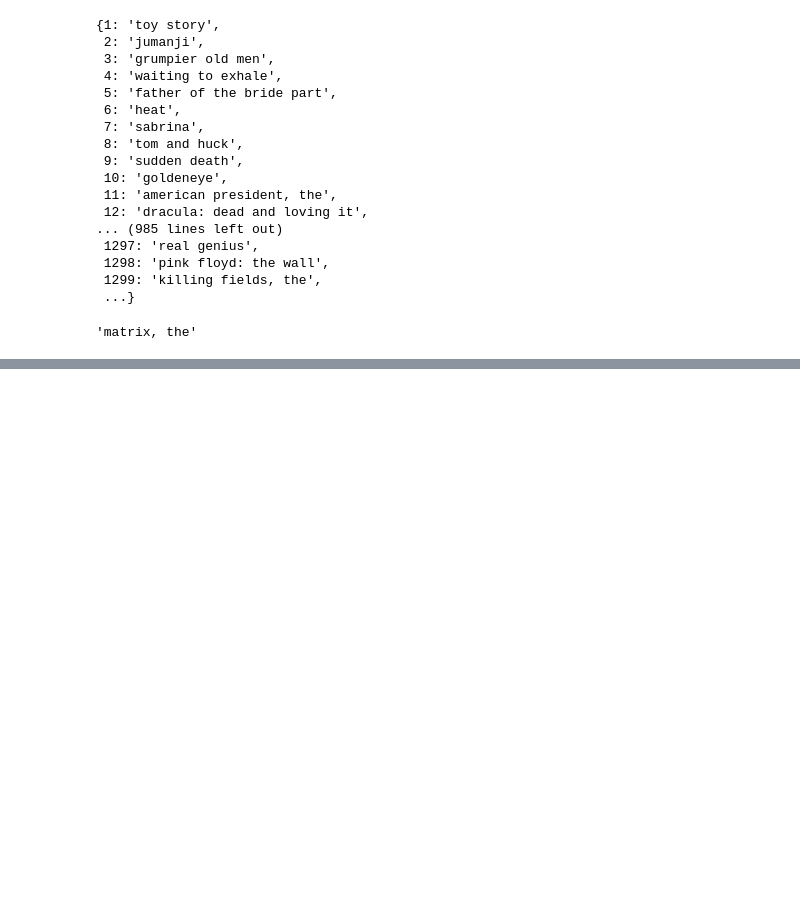
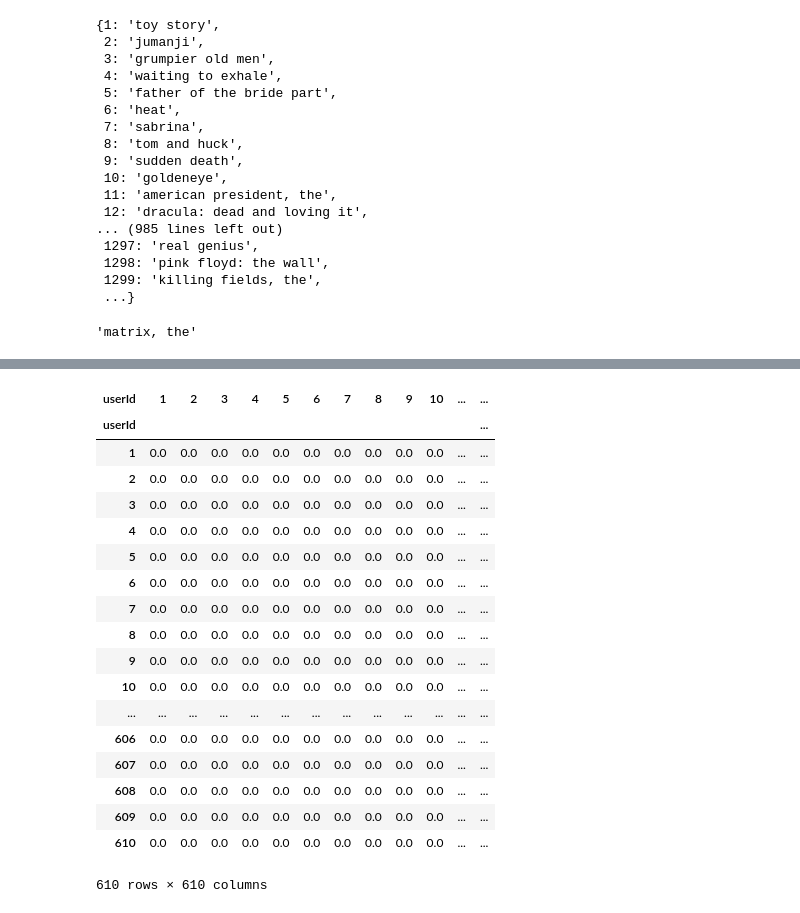
Before and after one commit to iremnasir/bootcamp_progress, a Jupyter notebook: Week_10/Day_1/Movie_Python.ipynb, the cells around one changed output, grey strips where cells are left out. Drawn from its saved outputs; the diff is of its cells as text; code cells hidden in the pictures; blank space fills up the shorter version.

```diff
--- a/Week_10/Day_1/Movie_Python.ipynb
+++ b/Week_10/Day_1/Movie_Python.ipynb
@@ -369,0 +472,25 @@ movie_id_dict[2571]
+# %%
+# put some nice columns, index for better readability
+UU = np.zeros((len(user_movie_matrix), len(user_movie_matrix)))
+UU = pd.DataFrame(UU, index=user_movie_matrix.index, columns=user_movie_matrix.index)
+UU
+# %% [output]
+| userId | 1 | 2 | 3 | 4 | 5 | 6 | 7 | 8 | 9 | 10 | ... | ... |
+| userId |  |  |  |  |  |  |  |  |  |  |  | ... |
+| 1 | 0.0 | 0.0 | 0.0 | 0.0 | 0.0 | 0.0 | 0.0 | 0.0 | 0.0 | 0.0 | ... | ... |
+| 2 | 0.0 | 0.0 | 0.0 | 0.0 | 0.0 | 0.0 | 0.0 | 0.0 | 0.0 | 0.0 | ... | ... |
+| 3 | 0.0 | 0.0 | 0.0 | 0.0 | 0.0 | 0.0 | 0.0 | 0.0 | 0.0 | 0.0 | ... | ... |
+| 4 | 0.0 | 0.0 | 0.0 | 0.0 | 0.0 | 0.0 | 0.0 | 0.0 | 0.0 | 0.0 | ... | ... |
+| 5 | 0.0 | 0.0 | 0.0 | 0.0 | 0.0 | 0.0 | 0.0 | 0.0 | 0.0 | 0.0 | ... | ... |
+| 6 | 0.0 | 0.0 | 0.0 | 0.0 | 0.0 | 0.0 | 0.0 | 0.0 | 0.0 | 0.0 | ... | ... |
+| 7 | 0.0 | 0.0 | 0.0 | 0.0 | 0.0 | 0.0 | 0.0 | 0.0 | 0.0 | 0.0 | ... | ... |
+| 8 | 0.0 | 0.0 | 0.0 | 0.0 | 0.0 | 0.0 | 0.0 | 0.0 | 0.0 | 0.0 | ... | ... |
+| 9 | 0.0 | 0.0 | 0.0 | 0.0 | 0.0 | 0.0 | 0.0 | 0.0 | 0.0 | 0.0 | ... | ... |
+| 10 | 0.0 | 0.0 | 0.0 | 0.0 | 0.0 | 0.0 | 0.0 | 0.0 | 0.0 | 0.0 | ... | ... |
+| ... | ... | ... | ... | ... | ... | ... | ... | ... | ... | ... | ... | ... |
+| 606 | 0.0 | 0.0 | 0.0 | 0.0 | 0.0 | 0.0 | 0.0 | 0.0 | 0.0 | 0.0 | ... | ... |
+| 607 | 0.0 | 0.0 | 0.0 | 0.0 | 0.0 | 0.0 | 0.0 | 0.0 | 0.0 | 0.0 | ... | ... |
+| 608 | 0.0 | 0.0 | 0.0 | 0.0 | 0.0 | 0.0 | 0.0 | 0.0 | 0.0 | 0.0 | ... | ... |
+| 609 | 0.0 | 0.0 | 0.0 | 0.0 | 0.0 | 0.0 | 0.0 | 0.0 | 0.0 | 0.0 | ... | ... |
+| 610 | 0.0 | 0.0 | 0.0 | 0.0 | 0.0 | 0.0 | 0.0 | 0.0 | 0.0 | 0.0 | ... | ... |
+610 rows × 610 columns
```
Also changed, not shown: parts of 28 cells of this notebook, 6 other files.
